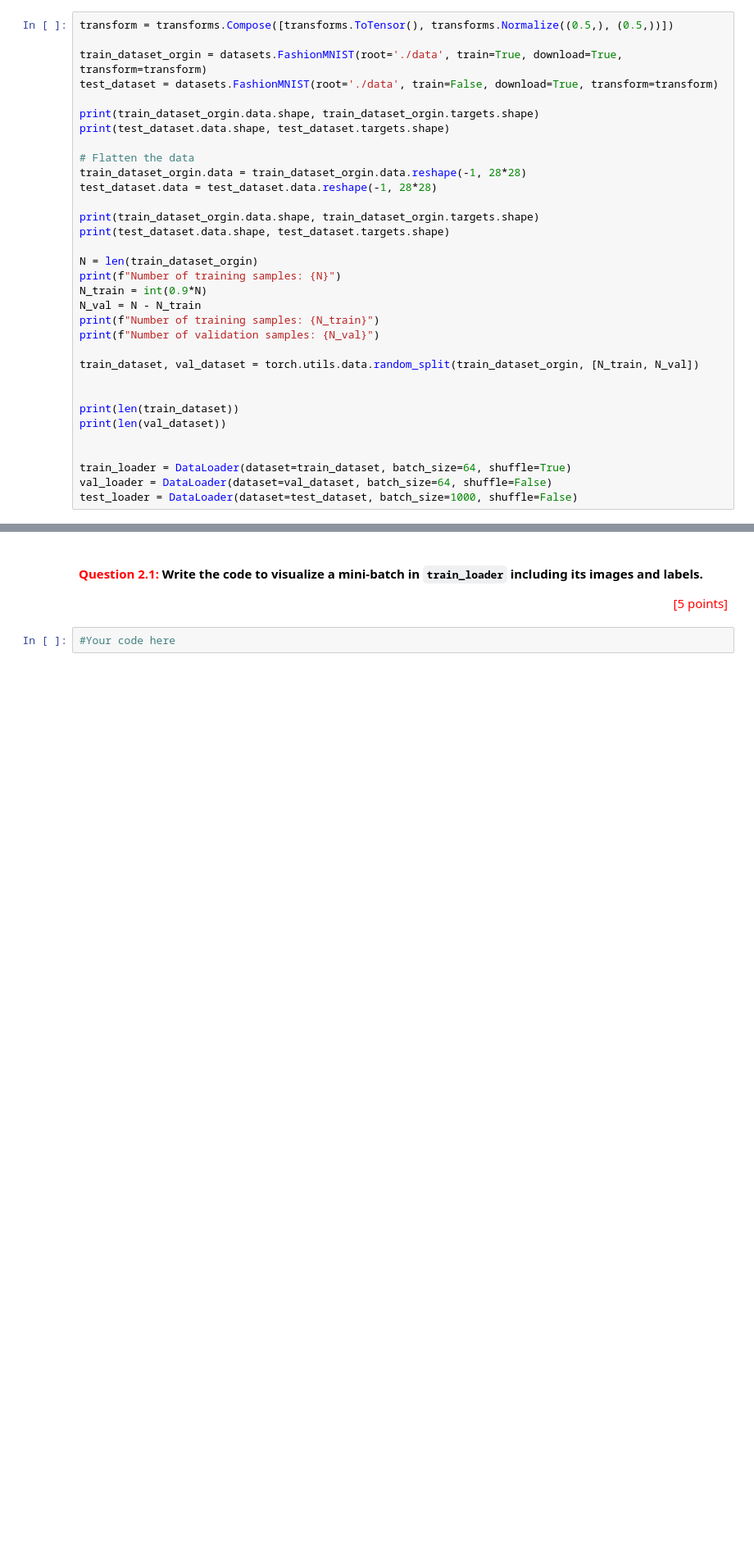
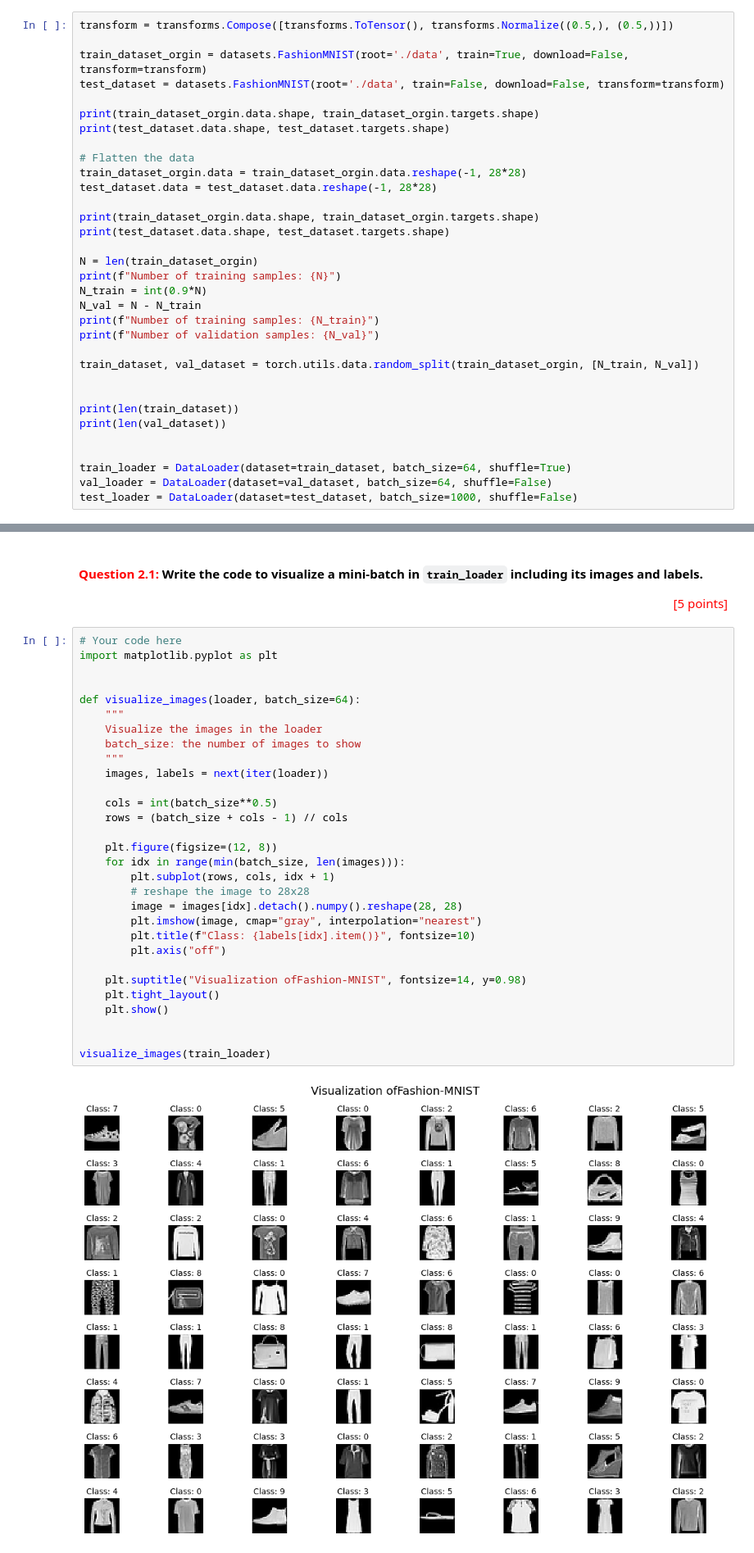
Before and after one commit to MinGGGoD/DL_ASS, a Jupyter notebook: Assignment01_Part2_solution.ipynb, the cells around one changed output, grey strips where cells are left out. Shown: that part at 82% size. Drawn from its saved outputs; the diff is of its cells as text; blank space fills up the shorter version.

```diff
--- a/Assignment01_Part2_solution.ipynb
+++ b/Assignment01_Part2_solution.ipynb
@@ -21,8 +21,8 @@ torch.manual_seed(1234)
 # %%
 transform = transforms.Compose([transforms.ToTensor(), transforms.Normalize((0.5,), (0.5,))])
 
-train_dataset_orgin = datasets.FashionMNIST(root='./data', train=True, download=True, transform=transform)
-test_dataset = datasets.FashionMNIST(root='./data', train=False, download=True, transform=transform)
+train_dataset_orgin = datasets.FashionMNIST(root='./data', train=True, download=False, transform=transform)
+test_dataset = datasets.FashionMNIST(root='./data', train=False, download=False, transform=transform)
 
 print(train_dataset_orgin.data.shape, train_dataset_orgin.targets.shape)
 print(test_dataset.data.shape, test_dataset.targets.shape)
@@ -66,5 +66,35 @@ Number of validation samples: 6000
 
 <div style="text-align: right"> <span style="color:red">[5 points]</span> </div>
 # %%
-#Your code here
+# Your code here
+import matplotlib.pyplot as plt
+
+
+def visualize_images(loader, batch_size=64):
+    """
+    Visualize the images in the loader
+    batch_size: the number of images to show
+    """
+    images, labels = next(iter(loader))
+
+    cols = int(batch_size**0.5)
+    rows = (batch_size + cols - 1) // cols
+
+    plt.figure(figsize=(12, 8))
+    for idx in range(min(batch_size, len(images))):
+        plt.subplot(rows, cols, idx + 1)
+        # reshape the image to 28x28
+        image = images[idx].detach().numpy().reshape(28, 28)
+        plt.imshow(image, cmap="gray", interpolation="nearest")
+        plt.title(f"Class: {labels[idx].item()}", fontsize=10)
+        plt.axis("off")
+
+    plt.suptitle("Visualization ofFashion-MNIST", fontsize=14, y=0.98)
+    plt.tight_layout()
+    plt.show()
+
+
+visualize_images(train_loader)
+# %% [output]
+[figure, added]
 # %% [markdown]
```
Also changed, not shown: parts of 18 cells of this notebook, 1 other file.
